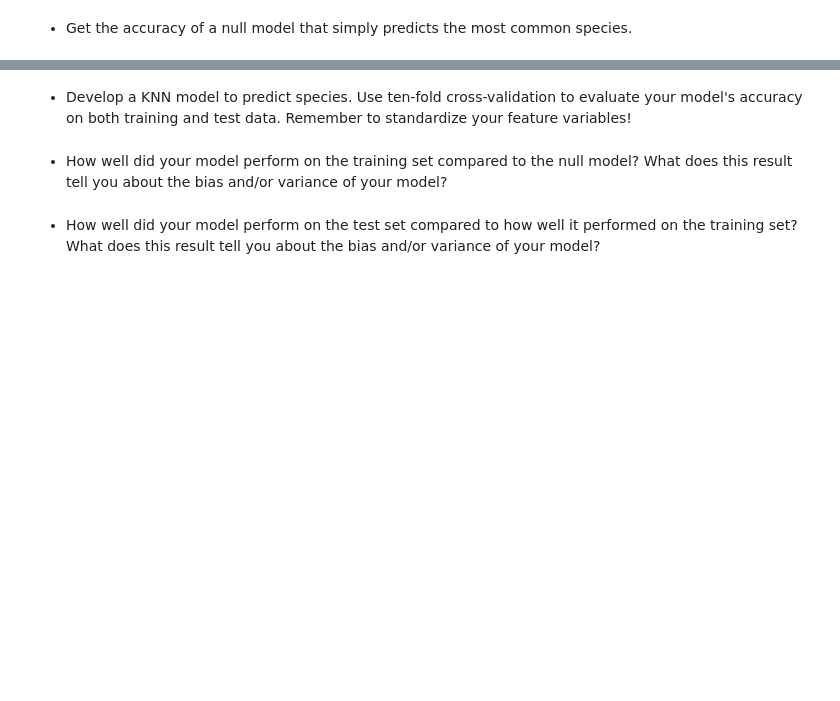
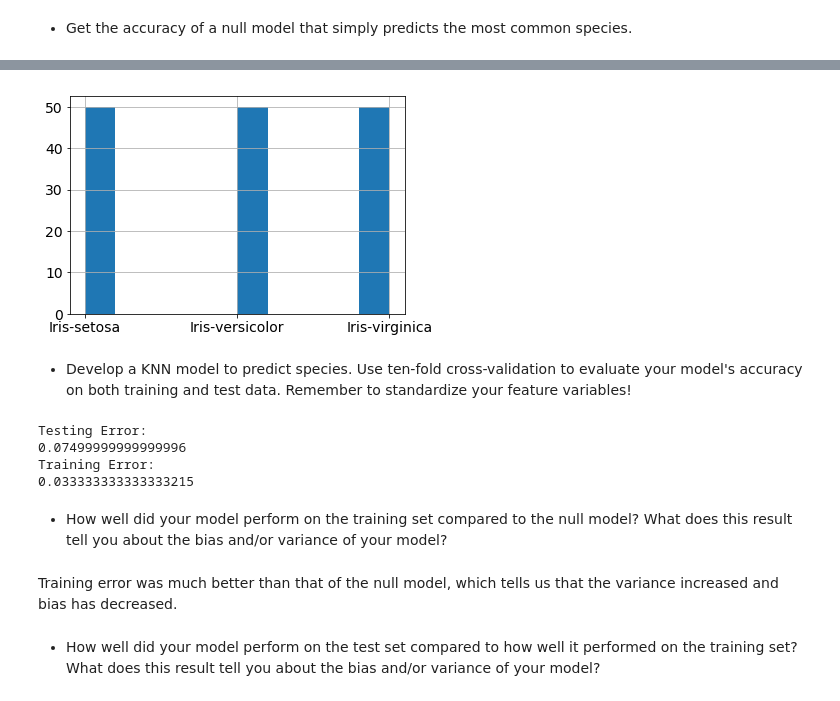
Before and after one commit to tstrait/Unit3_Project, a Jupyter notebook: linreg_knn_project.ipynb, the cells around one changed output, grey strips where cells are left out. Drawn from its saved outputs; the diff is of its cells as text; code cells hidden in the pictures; blank space fills up the shorter version.

```diff
--- a/linreg_knn_project.ipynb
+++ b/linreg_knn_project.ipynb
@@ -346,2 +396,6 @@ cmap_bold = ListedColormap(['#FF0000', '#00FF00', '#0000FF'])
+# %%
+iris.loc[:, 'species'].hist();
+# %% [output]
+[figure, added]
 # %% [markdown]
 - Develop a KNN model to predict species. Use ten-fold cross-validation to evaluate your model's accuracy on both training and test data. Remember to standardize your feature variables!
@@ -348,4 +407,33 @@ cmap_bold = ListedColormap(['#FF0000', '#00FF00', '#0000FF'])
+# %%
+from sklearn.neighbors import KNeighborsClassifier
+from sklearn.model_selection import train_test_split
+from sklearn import metrics
+from sklearn.model_selection import cross_val_score
+from sklearn.preprocessing import StandardScaler
+
+X_train, X_test, y_train, y_test = train_test_split(X, y, random_state=99, shuffle=True)
+
+scaler = StandardScaler()
+X_train = scaler.fit_transform(X_train)
+X_test = scaler.transform(X_test)
+
+knn = KNeighborsClassifier(n_neighbors=10)
+knn.fit(X_train, y_train)
+
+#Testing Error:
+print("Testing Error:")
+print(1- np.mean(cross_val_score(knn, X_test, y_test, cv=10, scoring='accuracy')))
+
+print("Training Error:")
+print(1- np.mean(cross_val_score(knn, X, y, cv=10, scoring='accuracy')))
+# %% [output]
+Testing Error:
+0.07499999999999996
+Training Error:
+0.033333333333333215
 # %% [markdown]
 - How well did your model perform on the training set compared to the null model? What does this result tell you about the bias and/or variance of your model?
+# %% [markdown]
+Training error was much better than that of the null model, which tells us that the variance increased and bias has decreased.
 # %% [markdown]
 - How well did your model perform on the test set compared to how well it performed on the training set? What does this result tell you about the bias and/or variance of your model?
```
Also changed, not shown: parts of 14 cells of this notebook.
